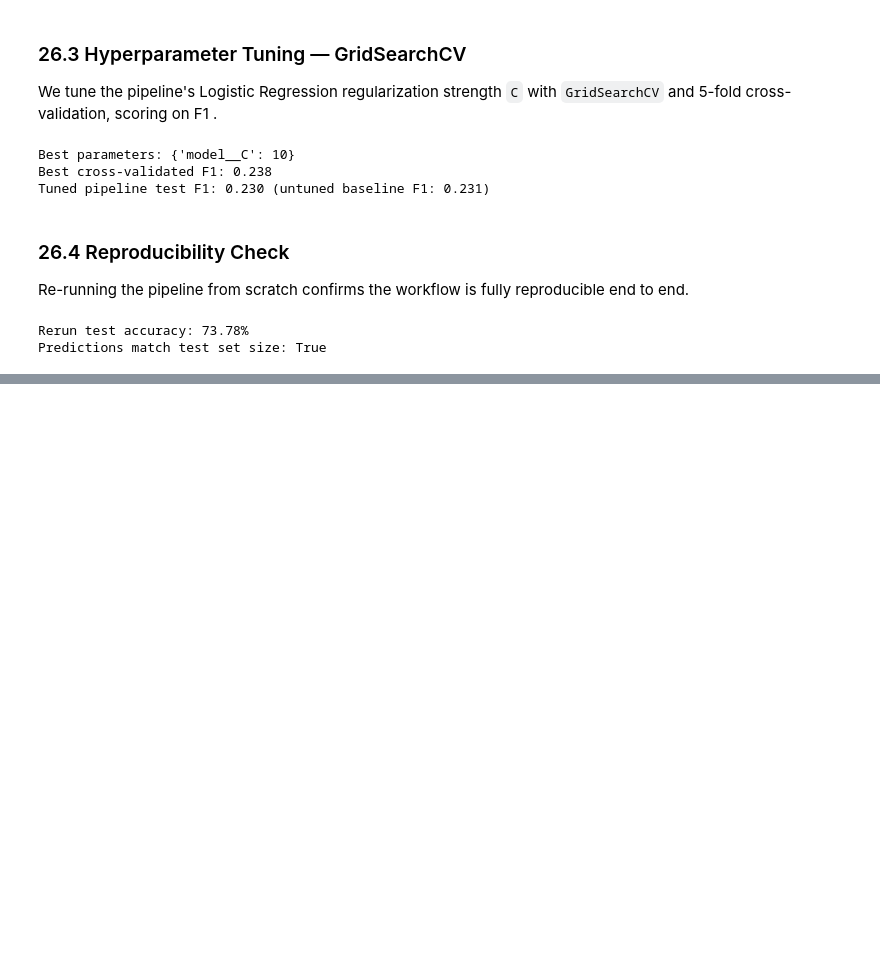
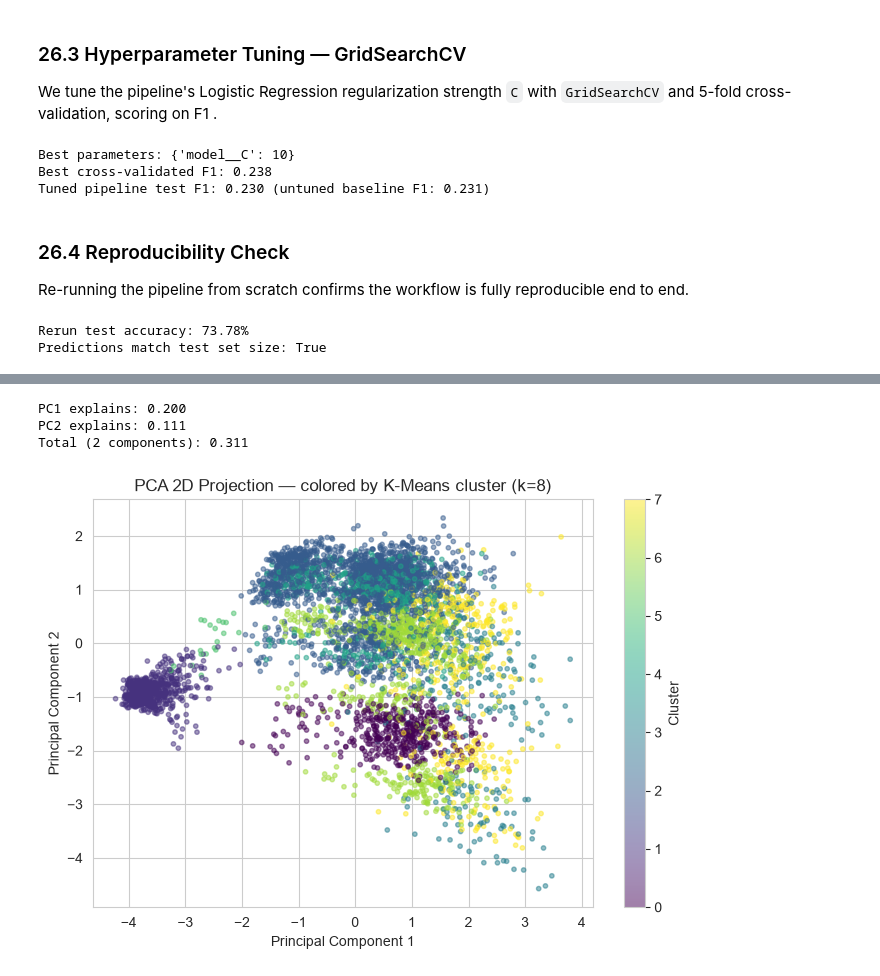
Before and after one commit to Roa04/AI_ML, a Jupyter notebook: project/stroke_prediction.ipynb, the cells around one changed output, grey strips where cells are left out. Saved outputs shown, nothing was run; the diff lists cells and outputs as text; code cells hidden in the pictures; blank space fills up the shorter version.

```diff
--- a/project/stroke_prediction.ipynb
+++ b/project/stroke_prediction.ipynb
@@ -906,0 +1044,24 @@ showing that older, higher-glucose clusters align with higher observed stroke ra
+# %%
+# 2-component PCA for visualization
+pca_2d = PCA(n_components=2, random_state=RANDOM_STATE)
+X_pca_2d = pca_2d.fit_transform(X_unsup_scaled)
+
+print(f"PC1 explains: {pca_2d.explained_variance_ratio_[0]:.3f}")
+print(f"PC2 explains: {pca_2d.explained_variance_ratio_[1]:.3f}")
+print(f"Total (2 components): {pca_2d.explained_variance_ratio_.sum():.3f}")
+
+plt.figure(figsize=(7, 5))
+scatter = plt.scatter(X_pca_2d[:, 0], X_pca_2d[:, 1],
+                      c=km_labels, cmap="viridis", alpha=0.5, s=10)
+plt.xlabel("Principal Component 1")
+plt.ylabel("Principal Component 2")
+plt.title(f"PCA 2D Projection — colored by K-Means cluster (k={best_k})")
+plt.colorbar(scatter, label="Cluster")
+plt.tight_layout()
+plt.savefig("outputs/13_pca_2d_kmeans.png", bbox_inches="tight")
+plt.show()
+# %% [output]
+PC1 explains: 0.200
+PC2 explains: 0.111
+Total (2 components): 0.311
+[figure, added]
```
Also changed, not shown: parts of 29 cells of this notebook, 6 other files.
